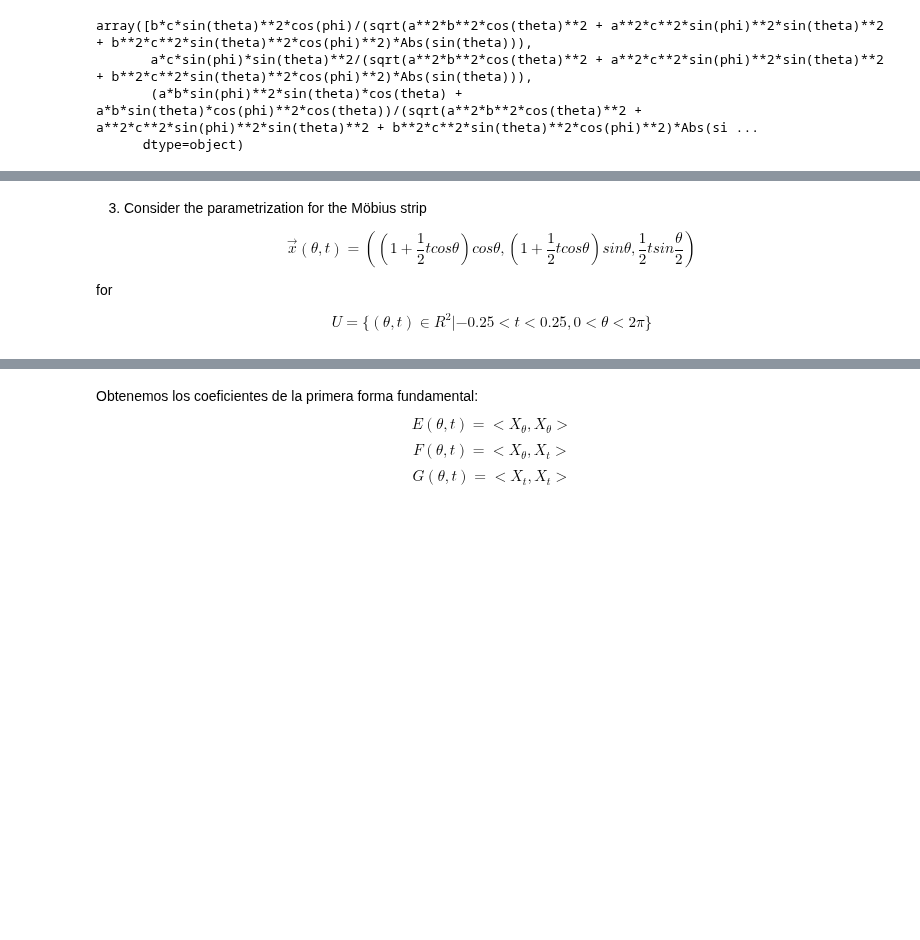
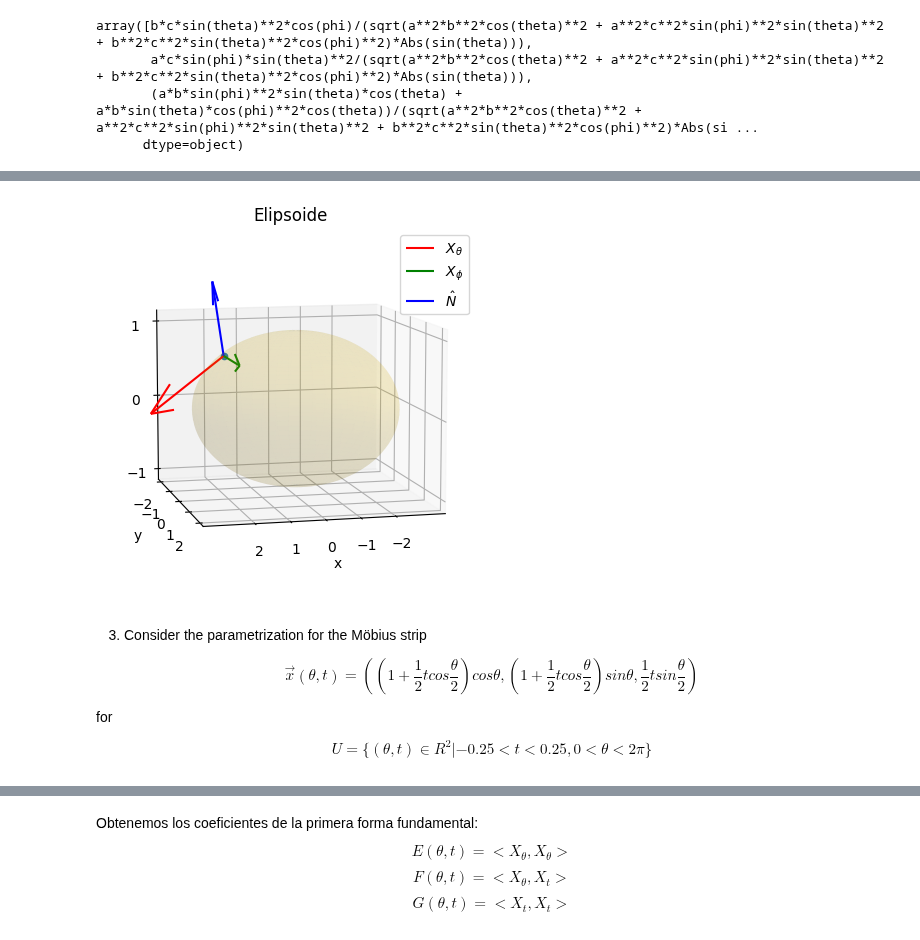
Before and after one commit to DayaVale/Geometria_Computacional, a Jupyter notebook: Homework4/Homework4.ipynb, the cells around one changed output, grey strips where cells are left out. Drawn from its saved outputs; the diff is of its cells as text; code cells hidden in the pictures; blank space fills up the shorter version.

```diff
--- a/Homework4/Homework4.ipynb
+++ b/Homework4/Homework4.ipynb
@@ -186,7 +241,50 @@ thetads = np.linspace
+# %%
+def ellipsoid(a,b,c):
+    u = np.linspace(0,2*np.pi,200)
+    v = np.linspace(0,np.pi,200)
+    d = (a)*np.outer(np.cos(u), np.sin(v))
+    e = (b)*np.outer(np.sin(u), np.sin(v))
+    g = (c)*np.outer(np.ones(np.size(u)), np.cos(v))
+    return d,e,g
+
+# Punto
+theta0 = sp.pi/4
+phi0 = 0
+
+#obtener vectores
+x0 = x.subs(a,3).subs(theta,theta0).subs(phi,phi0)
+y0 = y.subs(b,2).subs(theta,theta0).subs(phi,phi0)
+z0 = z.subs(c,1).subs(theta,theta0).subs(phi,phi0)
+
+dx_theta0 = (dx_theta[0].subs(a,3).subs(theta,theta0).subs(phi,phi0),dx_theta[1].subs(b,2).subs(theta,theta0).subs(phi,phi0),dx_theta[2].subs(c,1).subs(theta,theta0).subs(phi,phi0))
+dx_phi0 = (dx_phi[0].subs(a,3).subs(theta,theta0).subs(phi,phi0),dx_phi[1].subs(b,2).subs(theta,theta0).subs(phi,phi0),dx_phi[2].subs(c,1).subs(theta,theta0).subs(phi,phi0))
+N0 = (N[0].subs(a,3).subs(b,2).subs(c,1).subs(theta,theta0).subs(phi,phi0),N[1].subs(a,3).subs(b,2).subs(c,1).subs(theta,theta0).subs(phi,phi0),N[2].subs(a,3).subs(b,2).subs(c,1).subs(theta,theta0).subs(phi,phi0))
+
+
+fig = plt.figure()
+ax = fig.add_subplot(111, projection='3d')
+plt.xticks([-2,-1,0,1,2])
+plt.yticks([-2,-1,0,1,2])
+ax.set_xlabel("x")
+ax.set_ylabel("y")
+ax.set_zticks([-2,-1,0,1,2])
+d,e,g = ellipsoid(3,2,1)
+ax.plot_surface(d,e,g, color = (1,0.8,0,0.1))
+ax.set_title("Elipsoide")
+ax.view_init(elev = 9, azim = 76)
+ax.scatter(x0,y0,z0)
+ax.quiver(x0,y0,z0,dx_theta0[0],dx_theta0[1],dx_theta0[2],color='red', label = r'$X_{\theta}$')
+ax.quiver(x0,y0,z0,dx_phi0[0],dx_phi0[1],dx_phi0[2],color='green',label = r'$X_{\phi}$')
+ax.quiver(x0,y0,z0,N0[0],N0[1],N0[2],color='blue',label = r'$\hat{N}$')
+plt.legend(loc = 1)
+
+plt.show()
+# %% [output]
+[figure, added]
 # %% [markdown]
 3. Consider the parametrization for the Möbius strip
 
-$$\vec{x}(\theta,t) = ((1+\frac{1}{2} t cos\theta)cos\theta,(1+\frac{1}{2} t cos\theta)sin\theta,\frac{1}{2} t sin\frac{\theta}{2})$$
+$$\vec{x}(\theta,t) = ((1+\frac{1}{2} t cos\frac{\theta}{2})cos\theta,(1+\frac{1}{2} t cos\frac{\theta}{2})sin\theta,\frac{1}{2} t sin\frac{\theta}{2})$$
 
 for
 
```
Also changed, not shown: parts of 36 cells of this notebook.
